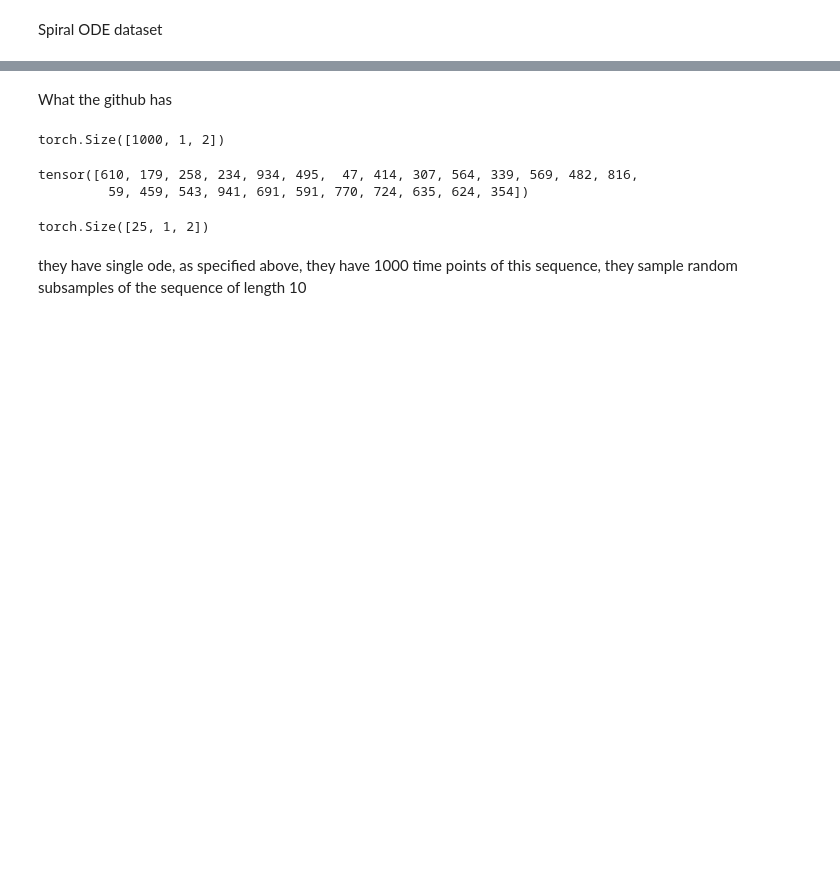
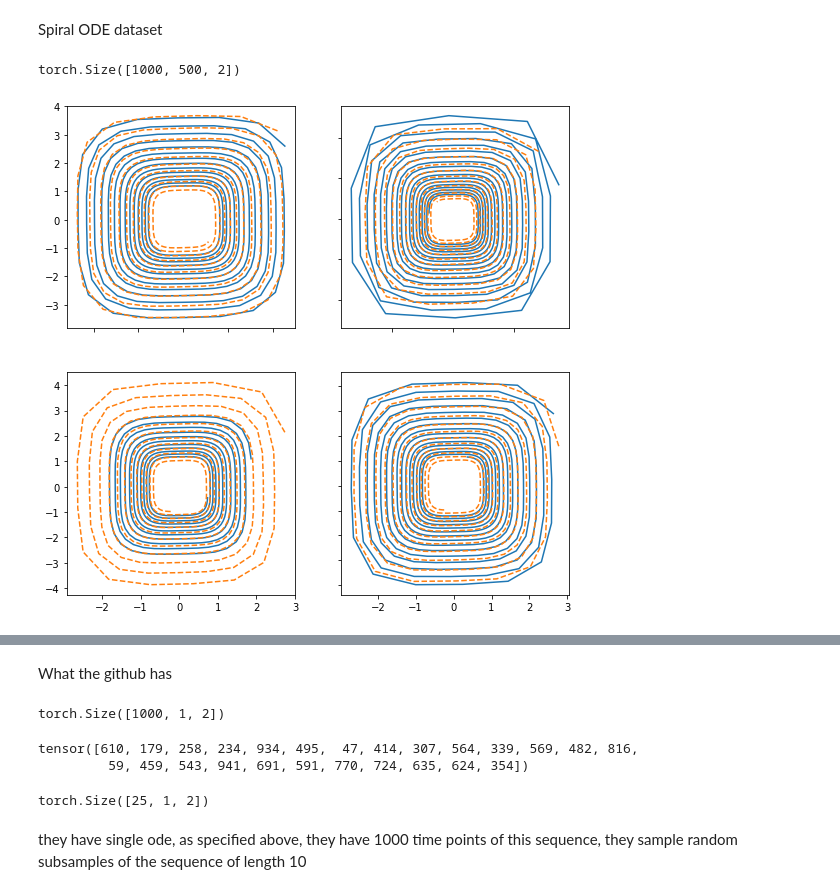
Before and after one commit to IlzeAmandaA/MoNODE, a Jupyter notebook: rnd.ipynb, the cells around one changed output, grey strips where cells are left out. Saved outputs shown, nothing was run; the diff lists cells and outputs as text; code cells hidden in the pictures; blank space fills up the shorter version.

```diff
--- a/rnd.ipynb
+++ b/rnd.ipynb
@@ -56,3 +56,6 @@ def gen_spiral_data(data_path, N=500, T=1000, dt=0.01):
 	return Xt
 # %%
 xt = gen_spiral_data(')')
+xt.shape
+# %% [output]
+torch.Size([1000, 500, 2])
@@ -59,3 +64,43 @@ xt = gen_spiral_data(')')
+# %%
+
+import matplotlib.colors as mcolors
+palette = list(mcolors.TABLEAU_COLORS.keys())[1:]
+
+def plot_spiral(X, Xrec, show=False, fname='predictions.png', N=None, D=None, C=2, L=None):
+    '''
+        X    - [N,T,d]
+        Xrec - [L,N,Ttest,d]
+    '''
+    if N is None:
+        N = min(X.shape[0],3)
+    if D is None:
+        D = min(X.shape[-1],3)
+    if L is None:
+        L = min(Xrec.shape[0],1)
+
+    Xnp    = X.detach().cpu().numpy()
+    Xrecnp = Xrec.detach().cpu().numpy()
+    fig, axs = plt.subplots(N, C, figsize=(9, 9))
+    nidx = 0
+    for n in range(N):
+        for c in range(C):
+            axs[n,c].plot(Xnp[nidx,:,0], Xnp[nidx,:,1], '-', color='tab:blue')
+            for l in range(L):
+                axs[n,c].plot(Xrecnp[l,nidx,:,0],Xrecnp[l,nidx,:,1], '--', color=palette[l])
+            nidx +=1
+
+
+    for ax in axs.flat:
+        ax.label_outer()
+    if show:
+        plt.show()
+    else:
+        plt.savefig(fname)
+        plt.close()
+# %%
+plot_spiral(zv, xt.unsqueeze(0), show=True, N=2, C=2)
+# %% [output]
+[figure, added]
 # %%
 plt.figure(1,(7,7))
 for i in range(2):
```
Also changed, not shown: parts of 8 cells of this notebook, 4 other files.
